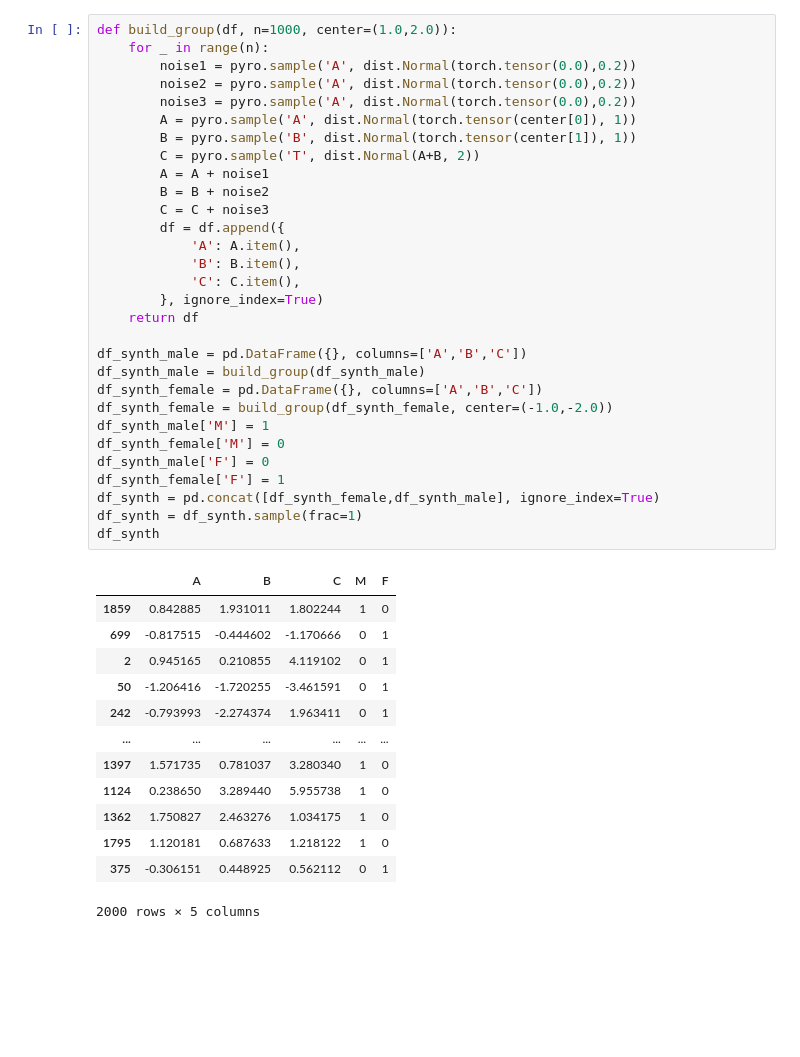
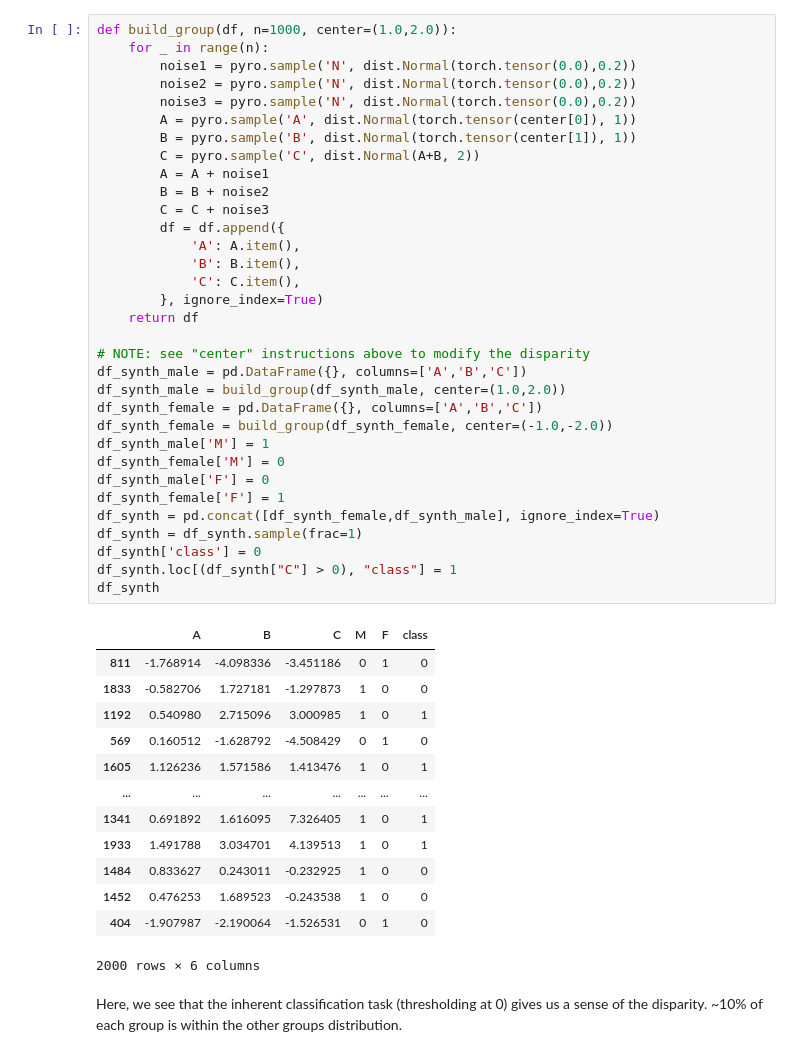
Before and after one commit to lurosenb/Swap_Auditor, a Jupyter notebook: more_stability_tests.ipynb, the cells around one changed output. Drawn from its saved outputs; the diff is of its cells as text; blank space fills up the shorter version.

```diff
--- a/more_stability_tests.ipynb
+++ b/more_stability_tests.ipynb
@@ -10,45 +21,50 @@ from sklearn.metrics import mean_squared_error
 # %%
 def build_group(df, n=1000, center=(1.0,2.0)):
     for _ in range(n):
-        noise1 = pyro.sample('A', dist.Normal(torch.tensor(0.0),0.2))
-        noise2 = pyro.sample('A', dist.Normal(torch.tensor(0.0),0.2))
-        noise3 = pyro.sample('A', dist.Normal(torch.tensor(0.0),0.2))
+        noise1 = pyro.sample('N', dist.Normal(torch.tensor(0.0),0.2))
+        noise2 = pyro.sample('N', dist.Normal(torch.tensor(0.0),0.2))
+        noise3 = pyro.sample('N', dist.Normal(torch.tensor(0.0),0.2))
         A = pyro.sample('A', dist.Normal(torch.tensor(center[0]), 1))
         B = pyro.sample('B', dist.Normal(torch.tensor(center[1]), 1))
-        C = pyro.sample('T', dist.Normal(A+B, 2))
+        C = pyro.sample('C', dist.Normal(A+B, 2))
         A = A + noise1
         B = B + noise2
         C = C + noise3
         df = df.append({
             'A': A.item(),
             'B': B.item(),
             'C': C.item(),
         }, ignore_index=True)
     return df
 
+# NOTE: see "center" instructions above to modify the disparity
 df_synth_male = pd.DataFrame({}, columns=['A','B','C'])
-df_synth_male = build_group(df_synth_male)
+df_synth_male = build_group(df_synth_male, center=(1.0,2.0))
 df_synth_female = pd.DataFrame({}, columns=['A','B','C'])
 df_synth_female = build_group(df_synth_female, center=(-1.0,-2.0))
 df_synth_male['M'] = 1
 df_synth_female['M'] = 0
 df_synth_male['F'] = 0
 df_synth_female['F'] = 1
 df_synth = pd.concat([df_synth_female,df_synth_male], ignore_index=True)
 df_synth = df_synth.sample(frac=1)
+df_synth['class'] = 0
+df_synth.loc[(df_synth["C"] > 0), "class"] = 1
 df_synth
 # %% [output]
-|  | A | B | C | M | F |
-| 1859 | 0.842885 | 1.931011 | 1.802244 | 1 | 0 |
-| 699 | -0.817515 | -0.444602 | -1.170666 | 0 | 1 |
-| 2 | 0.945165 | 0.210855 | 4.119102 | 0 | 1 |
-| 50 | -1.206416 | -1.720255 | -3.461591 | 0 | 1 |
-| 242 | -0.793993 | -2.274374 | 1.963411 | 0 | 1 |
-| ... | ... | ... | ... | ... | ... |
-| 1397 | 1.571735 | 0.781037 | 3.280340 | 1 | 0 |
-| 1124 | 0.238650 | 3.289440 | 5.955738 | 1 | 0 |
-| 1362 | 1.750827 | 2.463276 | 1.034175 | 1 | 0 |
-| 1795 | 1.120181 | 0.687633 | 1.218122 | 1 | 0 |
-| 375 | -0.306151 | 0.448925 | 0.562112 | 0 | 1 |
+|  | A | B | C | M | F | class |
+| 811 | -1.768914 | -4.098336 | -3.451186 | 0 | 1 | 0 |
+| 1833 | -0.582706 | 1.727181 | -1.297873 | 1 | 0 | 0 |
+| 1192 | 0.540980 | 2.715096 | 3.000985 | 1 | 0 | 1 |
+| 569 | 0.160512 | -1.628792 | -4.508429 | 0 | 1 | 0 |
+| 1605 | 1.126236 | 1.571586 | 1.413476 | 1 | 0 | 1 |
+| ... | ... | ... | ... | ... | ... | ... |
+| 1341 | 0.691892 | 1.616095 | 7.326405 | 1 | 0 | 1 |
+| 1933 | 1.491788 | 3.034701 | 4.139513 | 1 | 0 | 1 |
+| 1484 | 0.833627 | 0.243011 | -0.232925 | 1 | 0 | 0 |
+| 1452 | 0.476253 | 1.689523 | -0.243538 | 1 | 0 | 0 |
+| 404 | -1.907987 | -2.190064 | -1.526531 | 0 | 1 | 0 |
-2000 rows × 5 columns
+2000 rows × 6 columns
+# %% [markdown]
+Here, we see that the inherent classification task (thresholding at 0) gives us a sense of the disparity. ~10% of each group is within the other groups distribution.
 # %%
```
Also changed, not shown: parts of 9 cells of this notebook.
